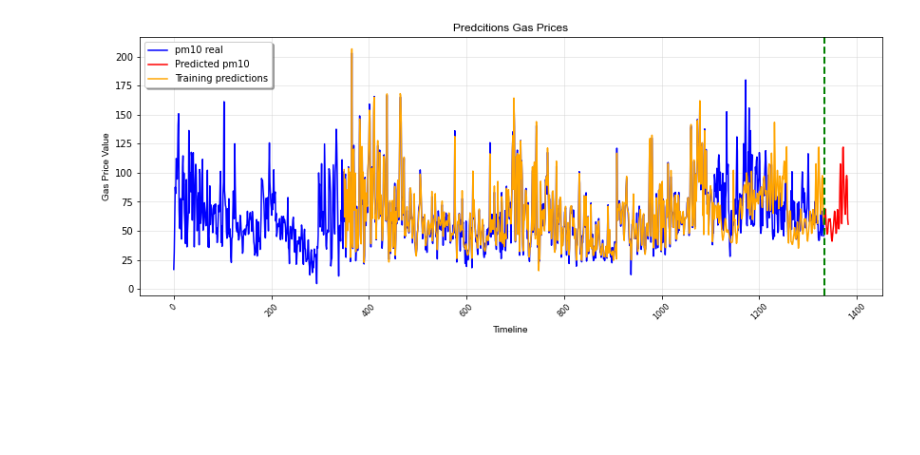
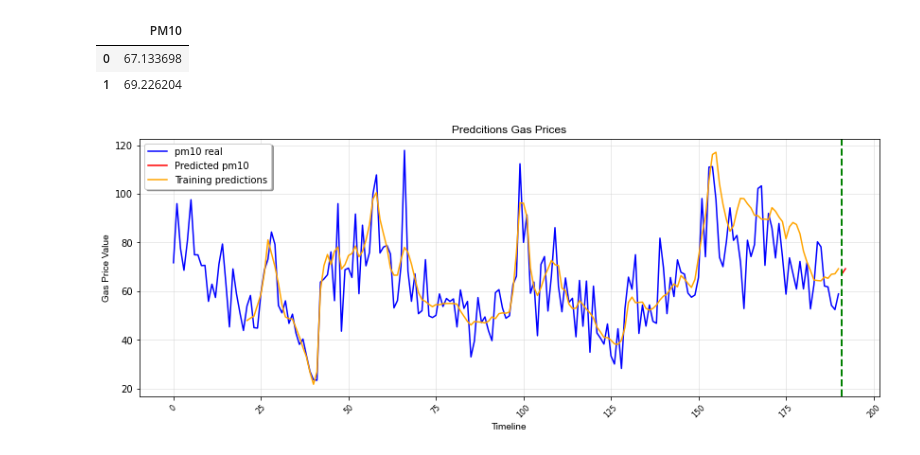
Before and after one commit to DiegoElian02/CienciadeDatosMultivariado, a Jupyter notebook: PruebasRNN/Red neuronal final_tony.ipynb, the cells around one changed output. Saved outputs shown, nothing was run; the diff lists cells and outputs as text; code cells hidden in the pictures; blank space fills up the shorter version.

```diff
--- a/PruebasRNN/Red neuronal final_tony.ipynb
+++ b/PruebasRNN/Red neuronal final_tony.ipynb
@@ -11,7 +11,7 @@ from keras.callbacks import EarlyStopping, ReduceLROnPlateau, ModelCheckpoint, T
 %matplotlib inline
 # %%
 # Importing Training Set
-dataset_train = pd.read_csv('C:\\Users\\axelm\\Documents\\python\\CienciadeDatosMultivariado\\DatosDiarios.csv')
+dataset_train = pd.read_csv('C:\\Users\\axelm\\Documents\\python\\DatosSemanales.csv')
 dataset_train.fillna(method='ffill', inplace=True)
 
 # Select features (columns) to be involved intro training and predictions
@@ -87,8 +97,8 @@ array([[-1.7360261 ],
 X_train = []
 y_train = []
 
-n_future = 50   # Number of days we want top predict into the future
-n_past = 150     # Number of past days we want to use to predict the future
+n_future = 2  # Number of days we want top predict into the future
+n_past = 10     # Number of past days we want to use to predict the future
 
 for i in range(n_past, len(training_set_scaled) - n_future +1):
     X_train.append(training_set_scaled[i - n_past:i, 0:dataset_train.shape[1]])
@@ -113,20 +123,23 @@ from keras.optimizers import Adam
 model = Sequential()
 
 # Adding 1st LSTM layer
-model.add(LSTM(units=64, return_sequences=True, input_shape=(n_past, dataset_train.shape[1])))
+model.add(LSTM(units=25, return_sequences=True, input_shape=(n_past, dataset_train.shape[1])))
 
 # Adding 2nd LSTM layer
-model.add(LSTM(units=100, return_sequences=True))
+model.add(LSTM(units=50, return_sequences=True))
 model.add(Dropout(0.25))
 
-model.add(LSTM(units=100, return_sequences=False))
+model.add(LSTM(units=50, return_sequences=True))
+model.add(Dropout(0.25))
+
+model.add(LSTM(units=50, return_sequences=False))
 model.add(Dropout(0.25))
 
 # Output layer
 model.add(Dense(units=1, activation='linear'))
 
 # Compiling the Neural Network
-model.compile(optimizer = Adam(learning_rate=0.01), loss='mean_squared_error')
+model.compile(optimizer = Adam(learning_rate=0.001), loss='mean_squared_error')
 # %%
 %%time
 #es = EarlyStopping(monitor='accuracy', min_delta=1e-10, patience=10, verbose=1)
@@ -135,6 +148,6 @@ model.compile(optimizer = Adam(learning_rate=0.01), loss='mean_squared_error')
 
 #tb = TensorBoard('logs')
 
-history = model.fit(X_train, y_train, shuffle=True, epochs=100, validation_split=0.2, verbose=1, batch_size=256)
+history = model.fit(X_train, y_train, shuffle=True, epochs=100, validation_split=0.2, verbose=1, batch_size=64)
 # %% [output]
 Epoch 1/100
@@ -196,24 +209,30 @@ PREDICTION_TRAIN = pd.DataFrame(y_pred_train, columns=['PM10']) #.set_index(pd.S
 
 # Convert <datetime.date> to <Timestamp> for PREDCITION_TRAIN
 #PREDICTION_TRAIN.index = PREDICTION_TRAIN.index.to_series().apply(datetime_to_timestamp)
+# %%
+PREDICTIONS_FUTURE
+# %% [output]
+|  | PM10 |
+| 0 | 67.133698 |
+| 1 | 69.226204 |
 # %%
 # Set plot size
 from pylab import rcParams
 rcParams['figure.figsize'] = 14, 5
 
 plt.plot(dataset_train.loc[0:].index, dataset_train.loc[0:]['PM10'], color='b', label='pm10 real')
-plt.plot(range(1333,1333+50), PREDICTIONS_FUTURE['PM10'], color='r', label='Predicted pm10')
-plt.plot(range(1333-984,1333), PREDICTION_TRAIN['PM10'], color='orange', label='Training predictions')
+plt.plot(range(191,191+2), PREDICTIONS_FUTURE['PM10'], color='r', label='Predicted pm10')
+plt.plot(range(191-170,191), PREDICTION_TRAIN['PM10'], color='orange', label='Training predictions')
 
-plt.axvline(x = 1333, color='green', linewidth=2, linestyle='--')
+plt.axvline(x = 191, color='green', linewidth=2, linestyle='--')
 
 plt.grid(which='major', color='#cccccc', alpha=0.5)
 
 plt.legend(shadow=True)
 plt.title('Predcitions Gas Prices', family='Arial', fontsize=12)
 plt.xlabel('Timeline', family='Arial', fontsize=10)
 plt.ylabel('Gas Price Value', family='Arial', fontsize=10)
 plt.xticks(rotation=45, fontsize=8)
 plt.show()
 # %% [output]
-[figure, old version]
+[figure, new version]
```
Also changed, not shown: parts of 6 cells of this notebook.
